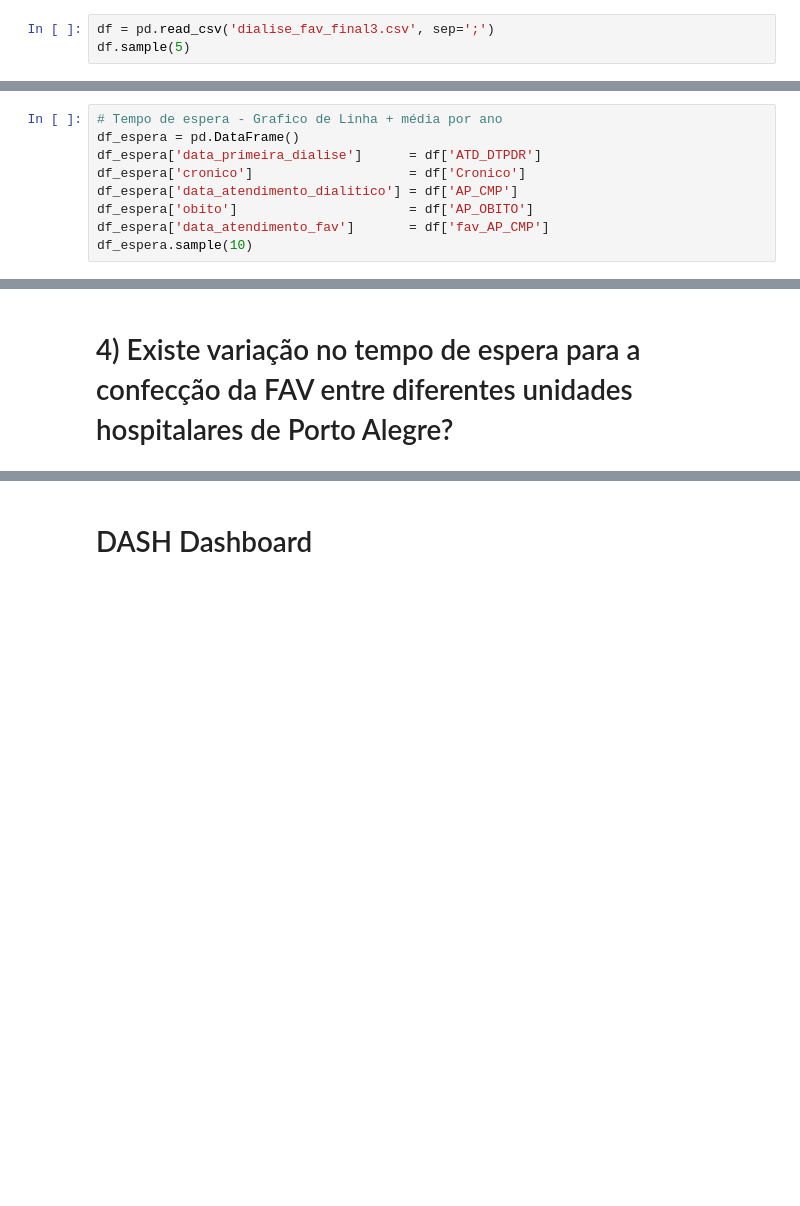
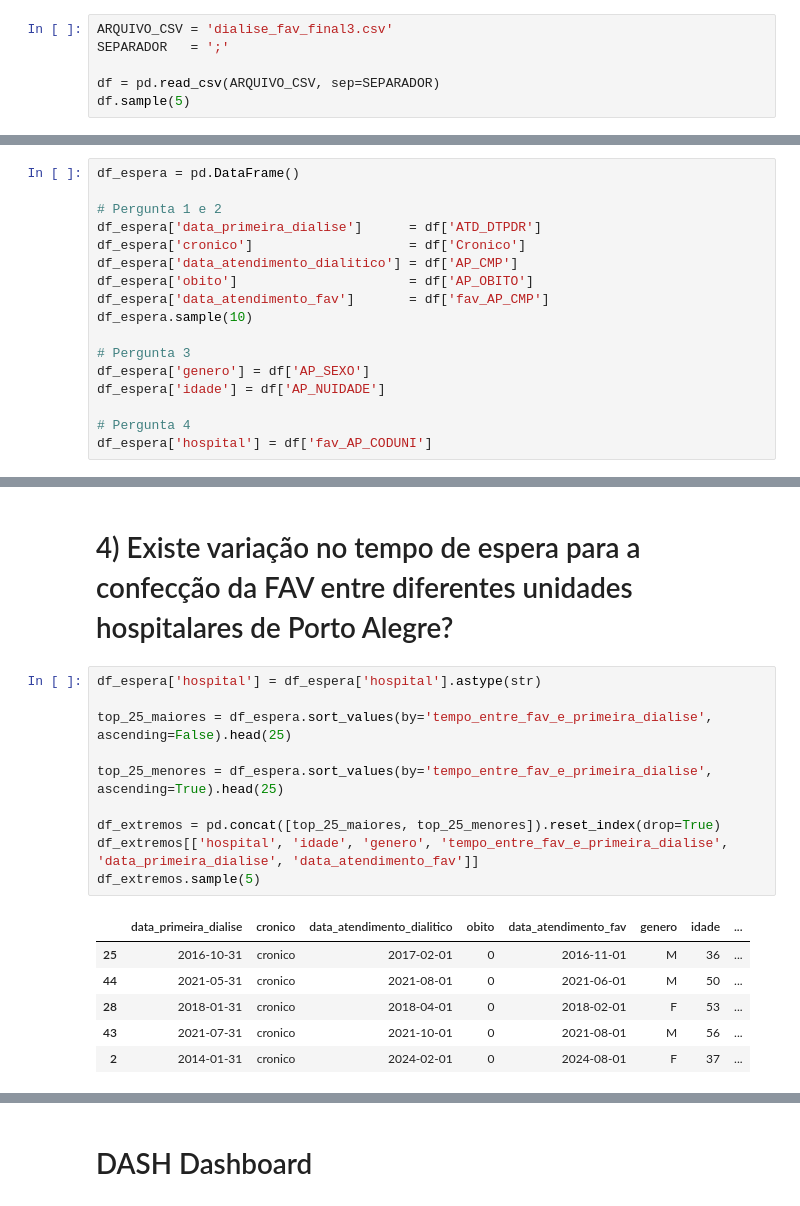
Before and after one commit to nicolasmss/-Projeto-Final-Visualiza-o, a Jupyter notebook: dashboard.ipynb, the cells around one changed output, grey strips where cells are left out. Drawn from its saved outputs; the diff is of its cells as text; blank space fills up the shorter version.

```diff
--- a/dashboard.ipynb
+++ b/dashboard.ipynb
@@ -5,6 +7,9 @@ import plotly.express as px
 import plotly.graph_objects as go
 import numpy as np
 # %%
-df = pd.read_csv('dialise_fav_final3.csv', sep=';')
+ARQUIVO_CSV = 'dialise_fav_final3.csv'
+SEPARADOR   = ';'
+
+df = pd.read_csv(ARQUIVO_CSV, sep=SEPARADOR)
 df.sample(5)
 # %% [output]
@@ -30,9 +29,17 @@ paleta = {
 # %%
-# Tempo de espera - Grafico de Linha + média por ano
 df_espera = pd.DataFrame()
+
+# Pergunta 1 e 2
 df_espera['data_primeira_dialise']      = df['ATD_DTPDR']
 df_espera['cronico']                    = df['Cronico']
 df_espera['data_atendimento_dialitico'] = df['AP_CMP']
 df_espera['obito']                      = df['AP_OBITO']
 df_espera['data_atendimento_fav']       = df['fav_AP_CMP']
 df_espera.sample(10)
+
+# Pergunta 3
+df_espera['genero'] = df['AP_SEXO']
+df_espera['idade'] = df['AP_NUIDADE']
+
+# Pergunta 4
+df_espera['hospital'] = df['fav_AP_CODUNI']
@@ -281,2 +325,19 @@ fig1_p2.show()
 # %% [markdown]
 # 4) Existe variação no tempo de espera para a confecção da FAV entre diferentes unidades hospitalares de Porto Alegre?
+# %%
+df_espera['hospital'] = df_espera['hospital'].astype(str)
+
+top_25_maiores = df_espera.sort_values(by='tempo_entre_fav_e_primeira_dialise', ascending=False).head(25)
+
+top_25_menores = df_espera.sort_values(by='tempo_entre_fav_e_primeira_dialise', ascending=True).head(25)
+
+df_extremos = pd.concat([top_25_maiores, top_25_menores]).reset_index(drop=True)
+df_extremos[['hospital', 'idade', 'genero', 'tempo_entre_fav_e_primeira_dialise', 'data_primeira_dialise', 'data_atendimento_fav']]
+df_extremos.sample(5)
+# %% [output]
+|  | data_primeira_dialise | cronico | data_atendimento_dialitico | obito | data_atendimento_fav | genero | idade | ... |
+| 25 | 2016-10-31 | cronico | 2017-02-01 | 0 | 2016-11-01 | M | 36 | ... |
+| 44 | 2021-05-31 | cronico | 2021-08-01 | 0 | 2021-06-01 | M | 50 | ... |
+| 28 | 2018-01-31 | cronico | 2018-04-01 | 0 | 2018-02-01 | F | 53 | ... |
+| 43 | 2021-07-31 | cronico | 2021-10-01 | 0 | 2021-08-01 | M | 56 | ... |
+| 2 | 2014-01-31 | cronico | 2024-02-01 | 0 | 2024-08-01 | F | 37 | ... |
```
Also changed, not shown: parts of 15 cells of this notebook.
